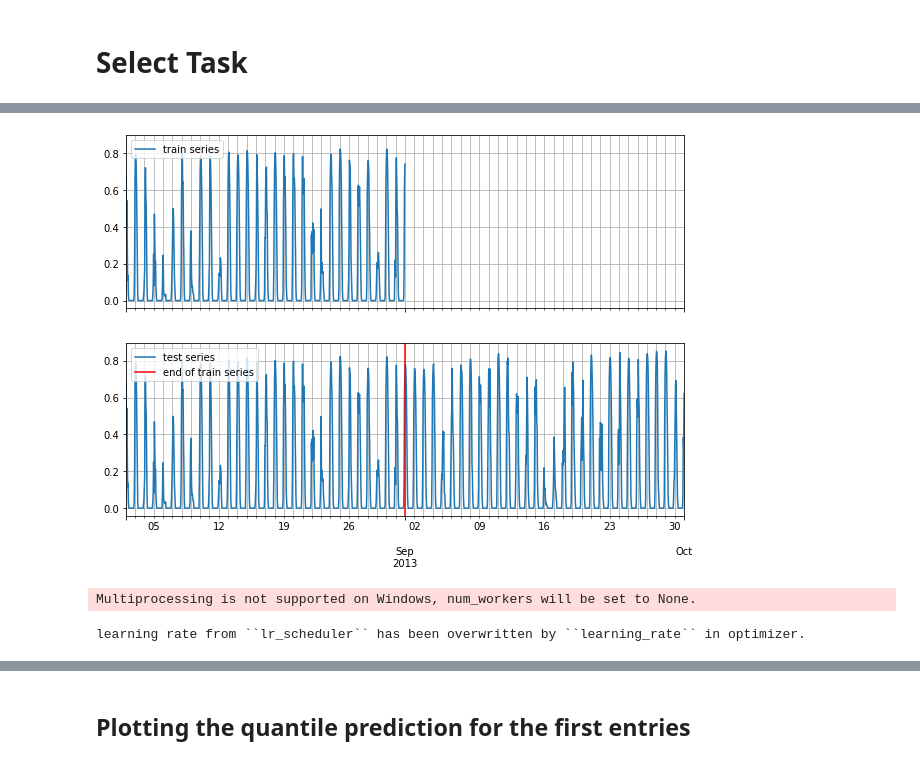
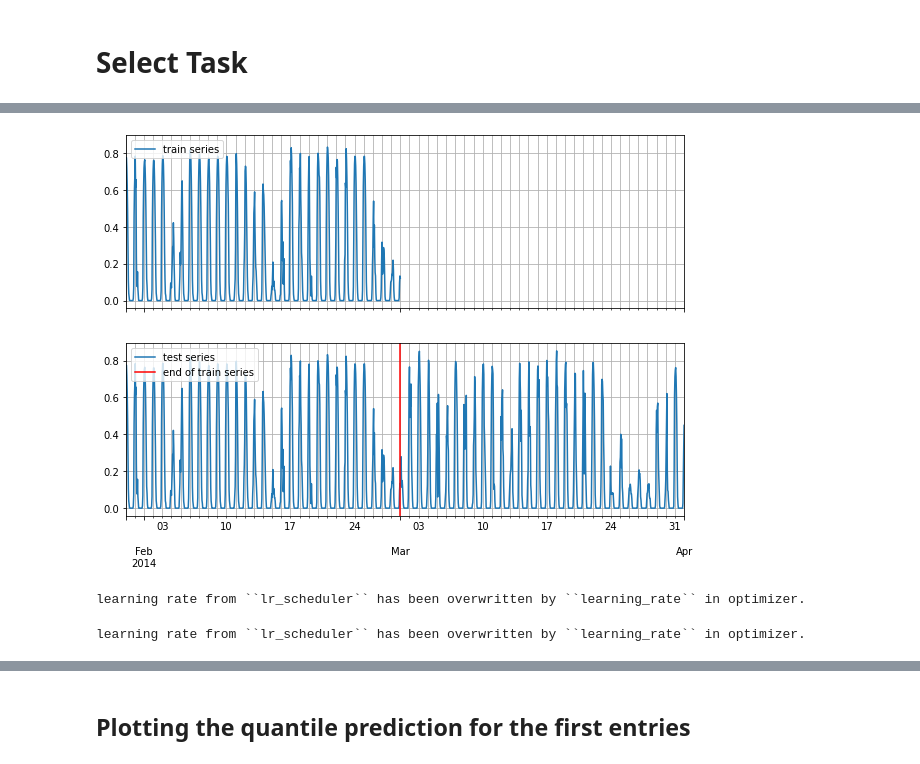
Before and after one commit to pavelzw/GEFCom14-S-comparison, a Jupyter notebook: gefcom14-s-deepar.ipynb, the cells around one changed output, grey strips where cells are left out. Cells and saved outputs as stored; diff of their text form; code cells hidden in the pictures.

Commit message:
Add ensemble learning

```diff
--- a/gefcom14-s-deepar.ipynb
+++ b/gefcom14-s-deepar.ipynb
@@ -132,27 +132,27 @@ test_ds = ListDataset([{
 # %%
 from gluonts.dataset.util import to_pandas
 import matplotlib.pyplot as plt
 
 train_entry = next(iter(train_ds))
 test_entry = next(iter(test_ds))
 
 train_series = to_pandas(train_entry)
 test_series = to_pandas(test_entry)
 
 fig, ax = plt.subplots(2, 1, sharex=True, sharey=True, figsize=(10, 7))
 
-train_series[-gefcom14_metadata['prediction_length']:].plot(ax=ax[0])
+train_series[-24*30:].plot(ax=ax[0])
 ax[0].grid(which="both")
 ax[0].legend(["train series"], loc="upper left")
 
-test_series[-gefcom14_metadata['prediction_length']:].plot(ax=ax[1])
+test_series[-24*30-gefcom14_metadata['prediction_length']:].plot(ax=ax[1])
 ax[1].axvline(train_series.index[-1], color='r') # end of train dataset
 ax[1].grid(which="both")
 ax[1].legend(["test series", "end of train series"], loc="upper left")
 
 plt.show()
 # %% [output]
-[figure, old version]
+[figure, new version]
 # %%
 from gluonts.model.deepar import DeepAREstimator
 from gluonts.mx.trainer import Trainer
@@ -164,9 +164,14 @@ estimator = DeepAREstimator(freq=gefcom14_metadata['freq'],
                             use_feat_dynamic_real=True,
                             trainer=Trainer(epochs=5))
 
-predictor = estimator.train(train_ds)
+ensemble_count = 2
+predictors = []
+
+for _ in range(ensemble_count):
+    predictor = estimator.train(train_ds)
+    predictors.append(predictor)
 # %% [output]
-Multiprocessing is not supported on Windows, num_workers will be set to None.
+learning rate from ``lr_scheduler`` has been overwritten by ``learning_rate`` in optimizer.
 learning rate from ``lr_scheduler`` has been overwritten by ``learning_rate`` in optimizer.
 # %%
 from gluonts.evaluation.backtest import make_evaluation_predictions
```
Also changed, not shown: parts of 10 cells of this notebook.
